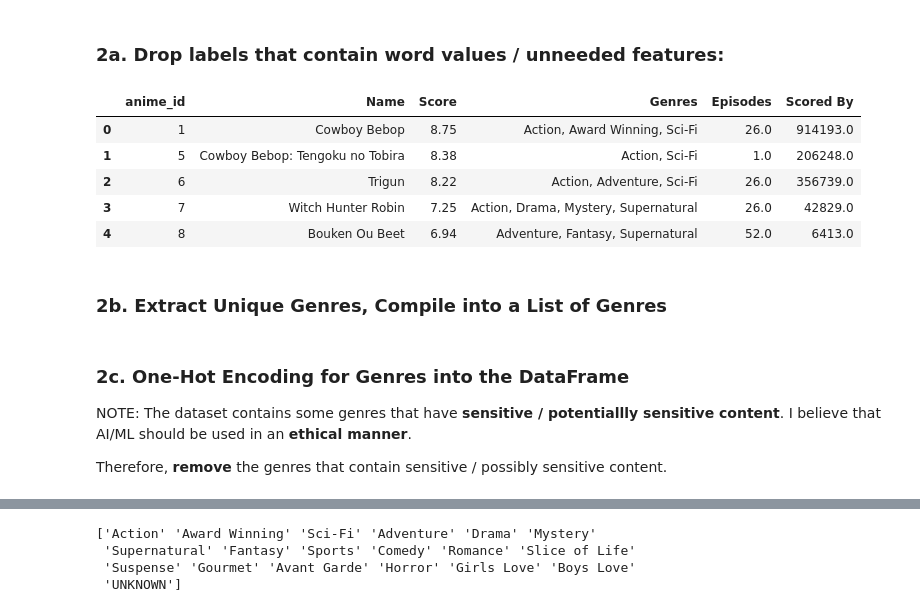
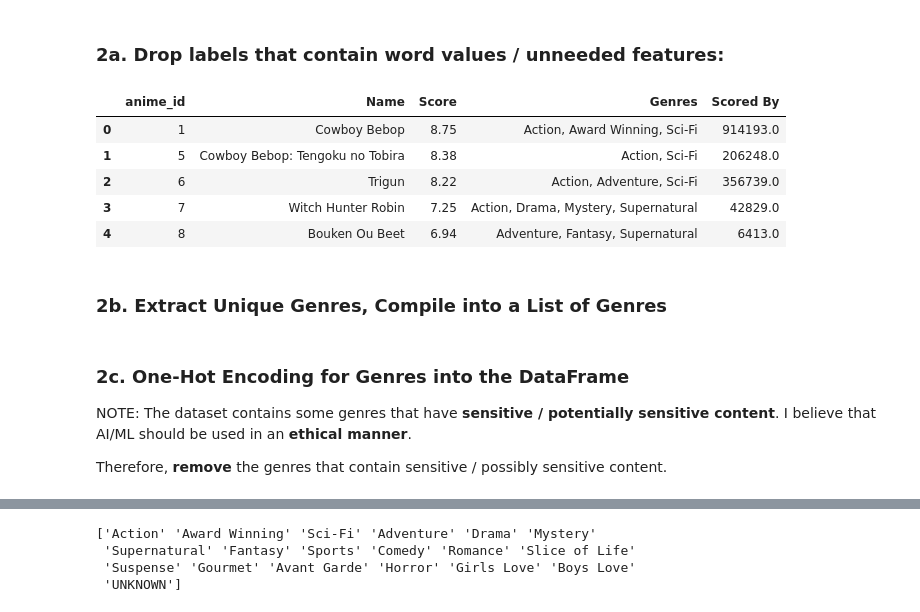
Before and after one commit to kseto06/OtakuNet, a Jupyter notebook: notebooks/ContentBasedAnime.ipynb, the cells around one changed output, grey strips where cells are left out. Cells and saved outputs as stored; diff of their text form; code cells hidden in the pictures.

```diff
--- a/notebooks/ContentBasedAnime.ipynb
+++ b/notebooks/ContentBasedAnime.ipynb
@@ -29,15 +30,15 @@ item_train.head()
 # %% [markdown]
 ### 2a. Drop labels that contain word values / unneeded features:
 # %%
-item_train = item_train.drop(columns=['English name', 'Other name', 'Synopsis', 'Type', 'Aired', 'Premiered', 'Status', 'Producers', 'Licensors', 'Studios', 'Source', 'Duration', 'Rating', 'Rank', 'Popularity', 'Favorites', 'Members', 'Image URL'])
+item_train = item_train.drop(columns=['English name', 'Other name', 'Synopsis', 'Type', 'Aired', 'Premiered', 'Status', 'Producers', 'Licensors', 'Studios', 'Source', 'Duration', 'Rating', 'Rank', 'Popularity', 'Favorites', 'Members', 'Image URL', "Episodes"])
 item_train.head()
 # %% [output]
-|  | anime_id | Name | Score | Genres | Episodes | Scored By |
-| 0 | 1 | Cowboy Bebop | 8.75 | Action, Award Winning, Sci-Fi | 26.0 | 914193.0 |
-| 1 | 5 | Cowboy Bebop: Tengoku no Tobira | 8.38 | Action, Sci-Fi | 1.0 | 206248.0 |
-| 2 | 6 | Trigun | 8.22 | Action, Adventure, Sci-Fi | 26.0 | 356739.0 |
-| 3 | 7 | Witch Hunter Robin | 7.25 | Action, Drama, Mystery, Supernatural | 26.0 | 42829.0 |
-| 4 | 8 | Bouken Ou Beet | 6.94 | Adventure, Fantasy, Supernatural | 52.0 | 6413.0 |
+|  | anime_id | Name | Score | Genres | Scored By |
+| 0 | 1 | Cowboy Bebop | 8.75 | Action, Award Winning, Sci-Fi | 914193.0 |
+| 1 | 5 | Cowboy Bebop: Tengoku no Tobira | 8.38 | Action, Sci-Fi | 206248.0 |
+| 2 | 6 | Trigun | 8.22 | Action, Adventure, Sci-Fi | 356739.0 |
+| 3 | 7 | Witch Hunter Robin | 7.25 | Action, Drama, Mystery, Supernatural | 42829.0 |
+| 4 | 8 | Bouken Ou Beet | 6.94 | Adventure, Fantasy, Supernatural | 6413.0 |
 # %% [markdown]
 ### 2b. Extract Unique Genres, Compile into a List of Genres
 # %%
@@ -49,7 +50,7 @@ genres = genres.unique()
 # %% [markdown]
 ### 2c. One-Hot Encoding for Genres into the DataFrame
 
-NOTE: The dataset contains some genres that have __sensitive / potentiallly sensitive content__.  I believe that AI/ML should be used in an __ethical manner__.
+NOTE: The dataset contains some genres that have __sensitive / potentially sensitive content__.  I believe that AI/ML should be used in an __ethical manner__.
 
 Therefore, __remove__ the genres that contain sensitive / possibly sensitive content.
 # %%
```
Also changed, not shown: parts of 64 cells of this notebook.
